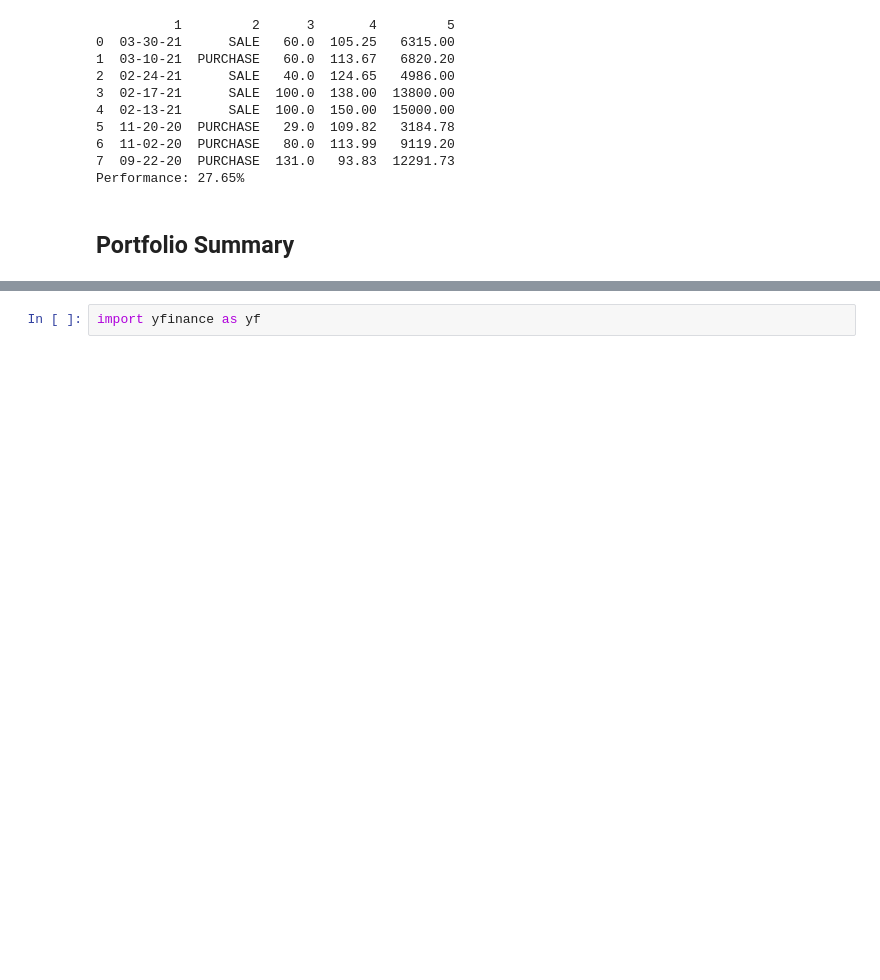
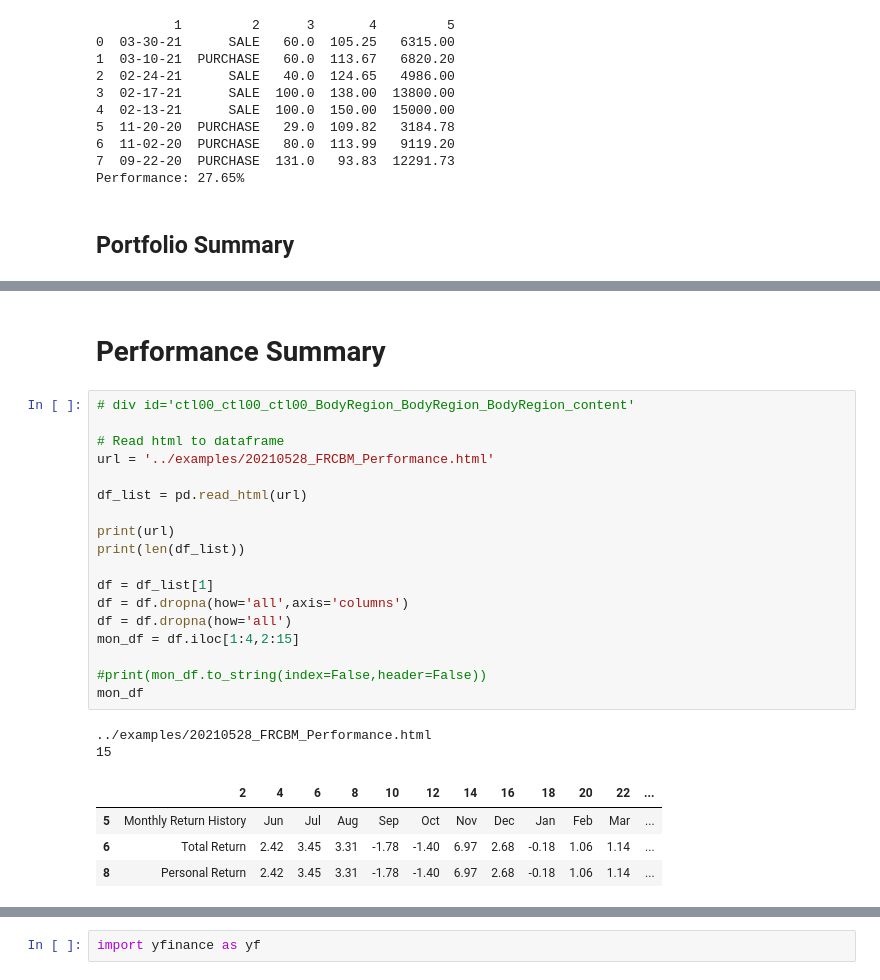
Before and after one commit to stan1eycc/investor-toolbox, a Jupyter notebook: notebooks/ms_parser.ipynb, the cells around one changed output, grey strips where cells are left out. Cells and saved outputs as stored; diff of their text form; blank space fills up the shorter version.

```diff
--- a/notebooks/ms_parser.ipynb
+++ b/notebooks/ms_parser.ipynb
@@ -206,0 +210,27 @@ Timestamp :  17-May-2021 (14:01:36.831311)
+# %% [markdown]
+# Performance Summary
+# %%
+# div id='ctl00_ctl00_ctl00_BodyRegion_BodyRegion_BodyRegion_content'
+
+# Read html to dataframe
+url = '../examples/20210528_FRCBM_Performance.html'
+
+df_list = pd.read_html(url)
+
+print(url)
+print(len(df_list))
+
+df = df_list[1]
+df = df.dropna(how='all',axis='columns')
+df = df.dropna(how='all')
+mon_df = df.iloc[1:4,2:15]
+
+#print(mon_df.to_string(index=False,header=False))
+mon_df
+# %% [output]
+../examples/20210528_FRCBM_Performance.html
+15
+|  | 2 | 4 | 6 | 8 | 10 | 12 | 14 | 16 | 18 | 20 | 22 | ... |
+| 5 | Monthly Return History | Jun | Jul | Aug | Sep | Oct | Nov | Dec | Jan | Feb | Mar | ... |
+| 6 | Total Return | 2.42 | 3.45 | 3.31 | -1.78 | -1.40 | 6.97 | 2.68 | -0.18 | 1.06 | 1.14 | ... |
+| 8 | Personal Return | 2.42 | 3.45 | 3.31 | -1.78 | -1.40 | 6.97 | 2.68 | -0.18 | 1.06 | 1.14 | ... |
```
Also changed, not shown: parts of 3 cells of this notebook.
